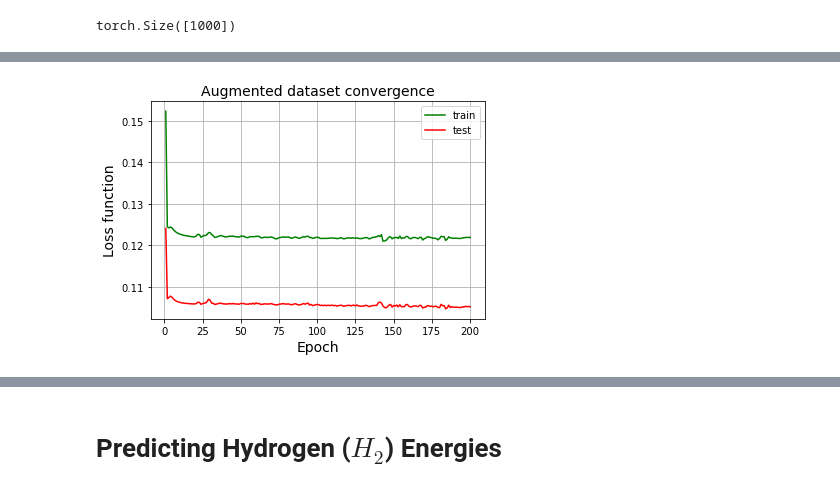
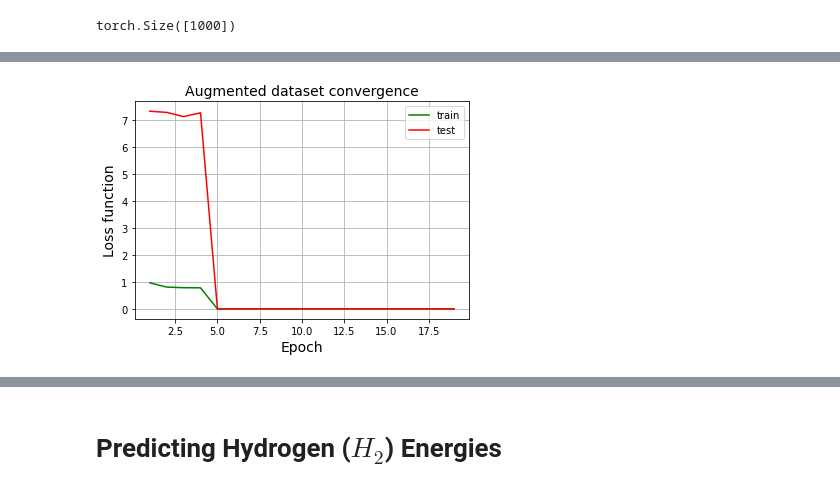
Before and after one commit to KKaroni/Symmetry-in-Machine-learned-Molecular-Force-Fields, a Jupyter notebook: BPNN.ipynb, the cells around one changed output, grey strips where cells are left out. Saved outputs shown, nothing was run; the diff lists cells and outputs as text; code cells hidden in the pictures.

```diff
--- a/BPNN.ipynb
+++ b/BPNN.ipynb
@@ -495,7 +473,7 @@ torch.Size([1000])
 class Subnets_H2O(nn.Module):
     def __init__(self,number_of_features):
         super(Subnets_H2O, self).__init__()
-        num_hid_feat = 10#math.ceil(number_of_features/2)
+        num_hid_feat = math.ceil(number_of_features/2)#int(math.sqrt(number_of_features))##
         self.fc1 = nn.Linear(number_of_features, num_hid_feat)        # where fc stands for fully connected
         self.fc2 = nn.Linear(num_hid_feat, num_hid_feat)
         self.fc3 = nn.Linear(num_hid_feat, 1)
@@ -723,11 +701,11 @@ def training(learning_rate, nepochs,net,dataloader,test_set,test_labels):
 # %%
 def run_for_different_num_feat(num_feat_H2O,nepochs,coordinates_water,energies_water,atomic_numbers_water,use_atom_num_as_feat):
     N_H2O           = 3            # number of atoms per molecule
-    learning_rate   = 0.005 #0.0001
+    learning_rate   = 0.0001 #0.005
     batch_size      = 300    # 25
 
-    data_size_H2O            = np.shape(energies_water)[0]
-    test_set_size = 100
+    data_size_H2O   = np.shape(energies_water)[0]
+    test_set_size   = 100
 
     data_water = create_dataset(N_H2O, number_of_features_H2O ,coordinates_water,energies_water, \
                       atomic_numbers_water,use_atom_num_as_feat, batch_size)
@@ -949,3 +929,27 @@ plot_prediction(prediction,test_labels,var_lab,mean_lab,number_of_features_H2O)
 # plt.show()
+# %%
+# Training for 6 Behler and Parinello features, batch size = 600
+number_of_features_H2O   = 6       # number of features (radial and angular symmetry functions) to be used
+
+vars_G6 =  run_for_different_num_feat(6,nepochs,coordinates_water,energies_water,atomic_numbers_water,use_atom_num_as_feat)
+
+train_loss_G_6_feat = vars_G6[0]
+test_loss_G_6_feat  = vars_G6[1]
+test_set            = vars_G6[2]
+net                 = vars_G6[3]
+train_labels        = vars_G6[4]
+mean_lab            = vars_G6[5]
+test_labels         = vars_G6[6]
+var_lab             = vars_G6[7]
+test_set_rot        = vars_G6[8]
+
+plot_train_test_loss(train_loss_G_6_feat,test_loss_G_6_feat,nepochs,number_of_features_H2O)
+test_set_size = 100
+prediction = np.zeros(test_set_size)
+for i in range(test_set_size):
+    x1,x2,x3 = test_set[i]
+    prediction[i] = net(x1, x2, x3)#[0]
+print(prediction)
+plot_prediction(prediction,test_labels,var_lab,mean_lab,number_of_features_H2O)
 # %% [markdown]
 **<h2>Rotating test set molecules and checking performance**
@@ -1369,10 +1395,10 @@ tensor([ 0.1555,  0.1555,  0.1555,  0.1555,  0.1555,  0.1555,  0.1555,  0.1555,
 net_xyz = BPNN_H2O(3)   #+1) # +1 if you are adding atomic number as a feature
 # %%
 criterion = nn.MSELoss()
-optimizer = optim.Adam(net_xyz.parameters(), lr=0.01) #0.0001)#0.005)
+optimizer = optim.Adam(net_xyz.parameters(), lr=0.05) #0.0001)#0.005)
 #torch.optim.LBFGS(net.parameters(), lr=0.001, max_iter=20, max_eval=None, tolerance_grad=1e-07, tolerance_change=1e-09, line_search_fn=None)
 #optimizer = optim.SGD(net.parameters(), lr=0.001, momentum=0.1)
-nepochs = 200
+nepochs = 100
 
 train_loss_xyz = np.zeros(nepochs)
 test_loss_xyz = np.zeros(nepochs)
@@ -1469,24 +1509,24 @@ Finished Training
 # %%
 x = np.arange(1,nepochs+1)
 # plt.plot(x[200:600],train_loss_xyz[200:600],'blue',label = 'Training loss')
 # plt.plot(x[200:600],test_loss_xyz[200:600],'red',label = 'Test loss')
 
-plt.plot(x[:],train_loss_xyz[:],'green',label = 'train')
-plt.plot(x[:],test_loss_xyz[:],'red',label = 'test')
+plt.plot(x[:counter],train_loss_xyz[:counter],'green',label = 'train')
+plt.plot(x[:counter],test_loss_xyz[:counter],'red',label = 'test')
 
 
 #plt.ylim([-13822,-13800])
 
 plt.ticklabel_format(useOffset=False, style='plain')
 plt.xlabel('Epoch',fontsize=14)
 plt.ylabel('Loss function',fontsize=14)
 plt.title('Augmented dataset convergence',fontsize=14)
 plt.grid()
 plt.legend()
 plt.savefig('augmented_convergence',bbox_inches='tight')
 plt.show()
 # %% [output]
-[figure, old version]
+[figure, new version]
 # %%
 #plot_train_test_loss(train_loss_xyz_aug,test_loss_xyz_aug,nepochs,3)
 
```
Also changed, not shown: parts of 29 cells of this notebook.
